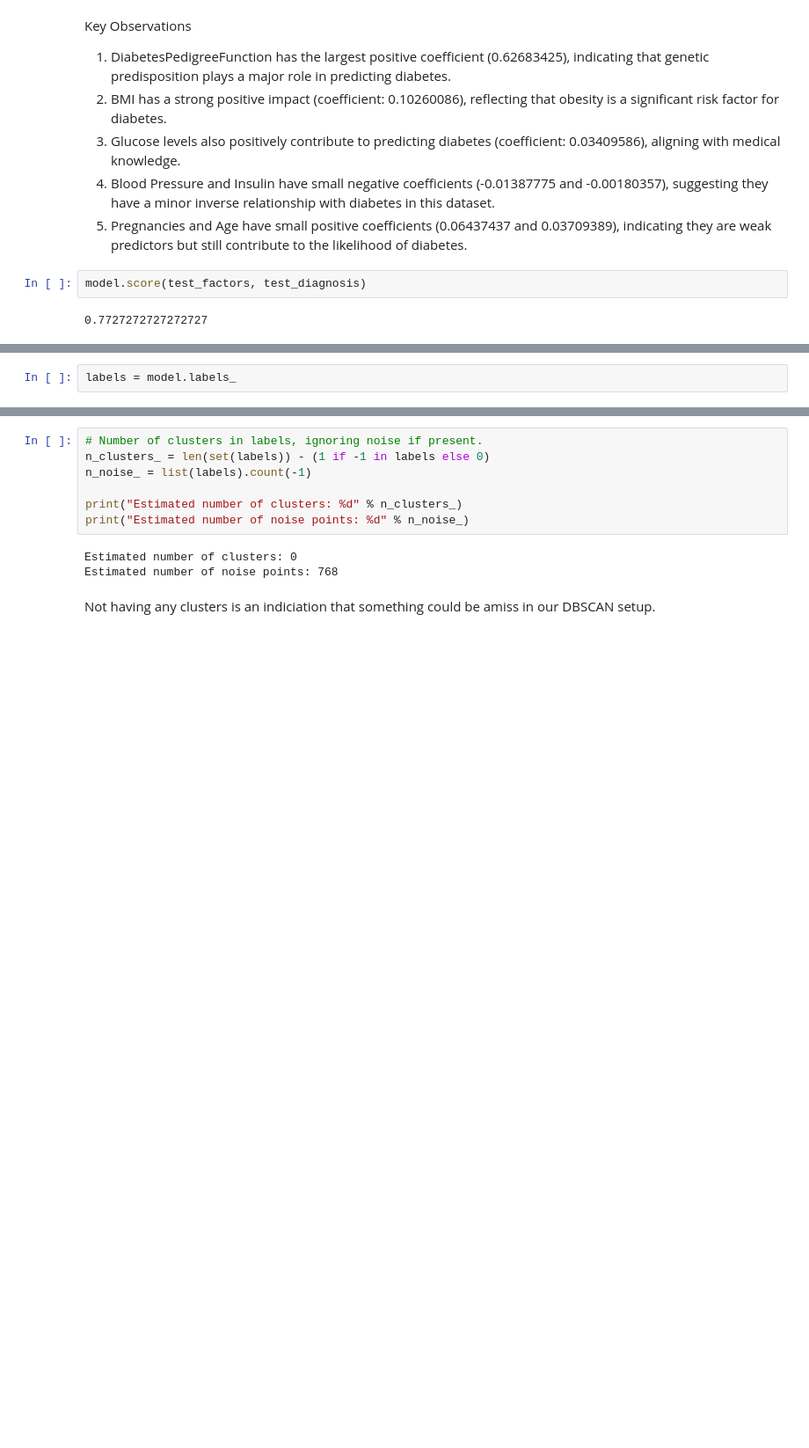
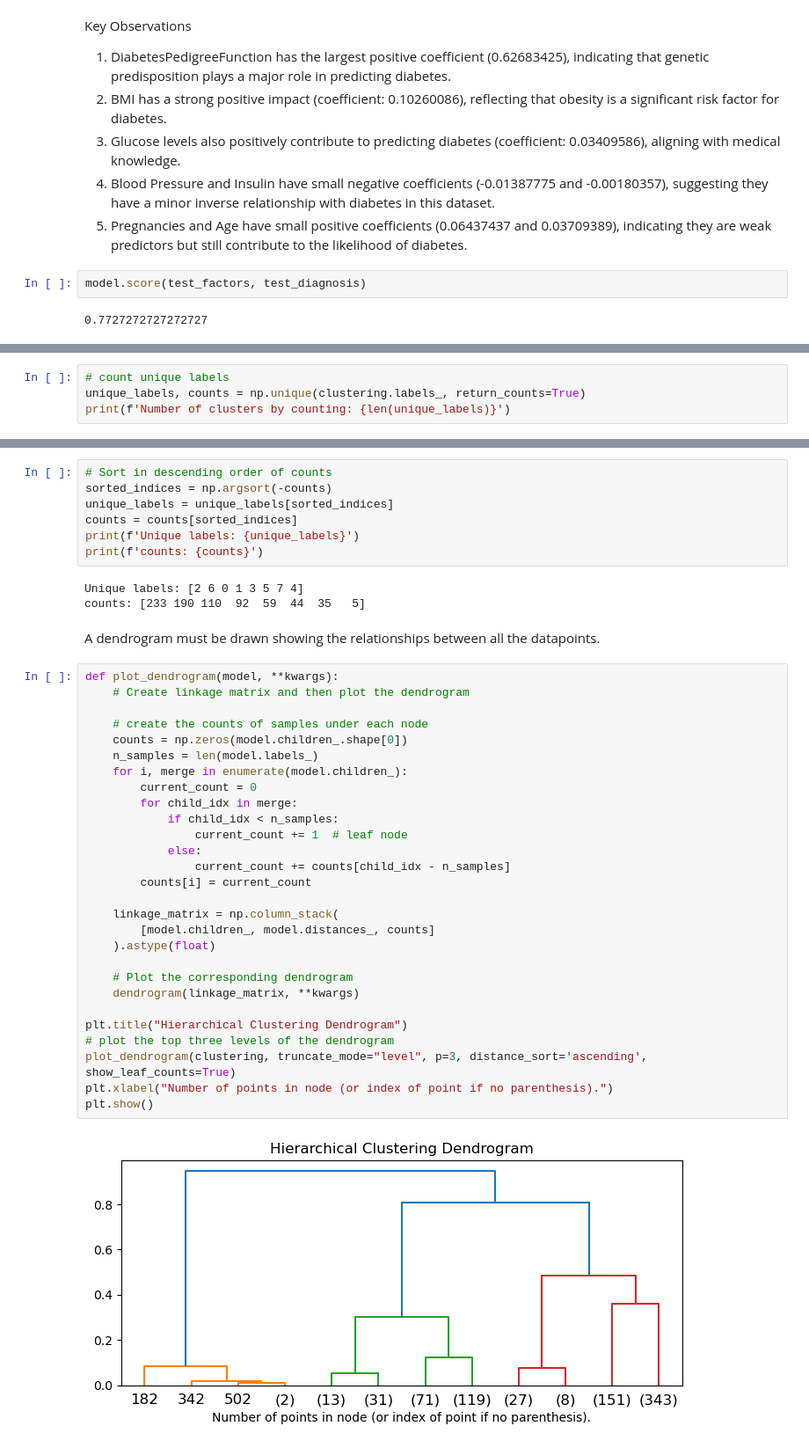
Before and after one commit to ASMach/CSCI-E184-PSET4, a Jupyter notebook: Diabetes Analysis.ipynb, the cells around one changed output, grey strips where cells are left out. Shown at 88% size. Drawn from its saved outputs; the diff is of its cells as text; blank space fills up the shorter version.

Commit message:
Changed to hierarchical clustering for unsupervised learning

```diff
--- a/Diabetes Analysis.ipynb
+++ b/Diabetes Analysis.ipynb
@@ -312,2 +335,4 @@ DBSCAN(eps=0.3, min_samples=10)
 # %%
-labels = model.labels_
+# count unique labels
+unique_labels, counts = np.unique(clustering.labels_, return_counts=True)
+print(f'Number of clusters by counting: {len(unique_labels)}')
@@ -314,12 +341,42 @@ labels = model.labels_
 # %%
-# Number of clusters in labels, ignoring noise if present.
-n_clusters_ = len(set(labels)) - (1 if -1 in labels else 0)
-n_noise_ = list(labels).count(-1)
-
-print("Estimated number of clusters: %d" % n_clusters_)
-print("Estimated number of noise points: %d" % n_noise_)
+# Sort in descending order of counts
+sorted_indices = np.argsort(-counts)
+unique_labels = unique_labels[sorted_indices]
+counts = counts[sorted_indices]
+print(f'Unique labels: {unique_labels}')
+print(f'counts: {counts}')
 # %% [output]
-Estimated number of clusters: 0
-Estimated number of noise points: 768
+Unique labels: [2 6 0 1 3 5 7 4]
+counts: [233 190 110  92  59  44  35   5]
-# %% [markdown]
-Not having any clusters is an indiciation that something could be amiss in our DBSCAN setup.
+# %% [markdown]
+A dendrogram must be drawn showing the relationships between all the datapoints.
+# %%
+def plot_dendrogram(model, **kwargs):
+    # Create linkage matrix and then plot the dendrogram
+
+    # create the counts of samples under each node
+    counts = np.zeros(model.children_.shape[0])
+    n_samples = len(model.labels_)
+    for i, merge in enumerate(model.children_):
+        current_count = 0
+        for child_idx in merge:
+            if child_idx < n_samples:
+                current_count += 1  # leaf node
+            else:
+                current_count += counts[child_idx - n_samples]
+        counts[i] = current_count
+
+    linkage_matrix = np.column_stack(
+        [model.children_, model.distances_, counts]
+    ).astype(float)
+
+    # Plot the corresponding dendrogram
+    dendrogram(linkage_matrix, **kwargs)
+
+plt.title("Hierarchical Clustering Dendrogram")
+# plot the top three levels of the dendrogram
+plot_dendrogram(clustering, truncate_mode="level", p=3, distance_sort='ascending', show_leaf_counts=True)
+plt.xlabel("Number of points in node (or index of point if no parenthesis).")
+plt.show()
+# %% [output]
+[figure, added]
```
Also changed, not shown: parts of 6 cells of this notebook.
